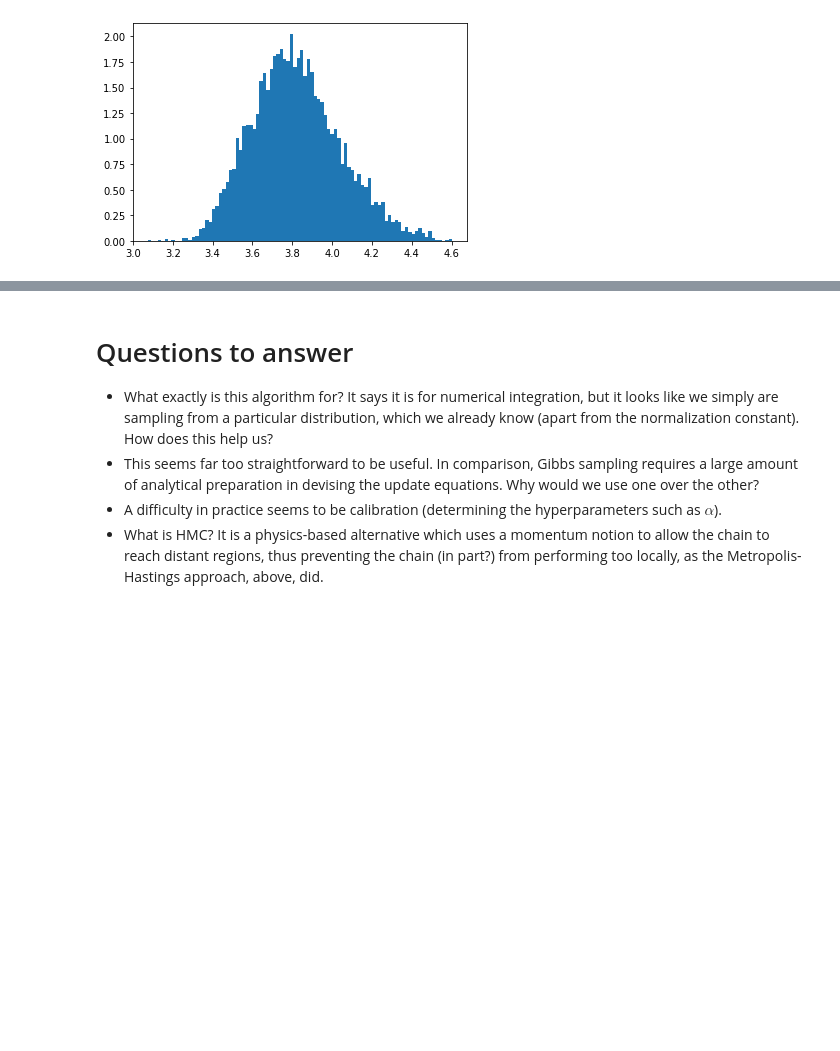
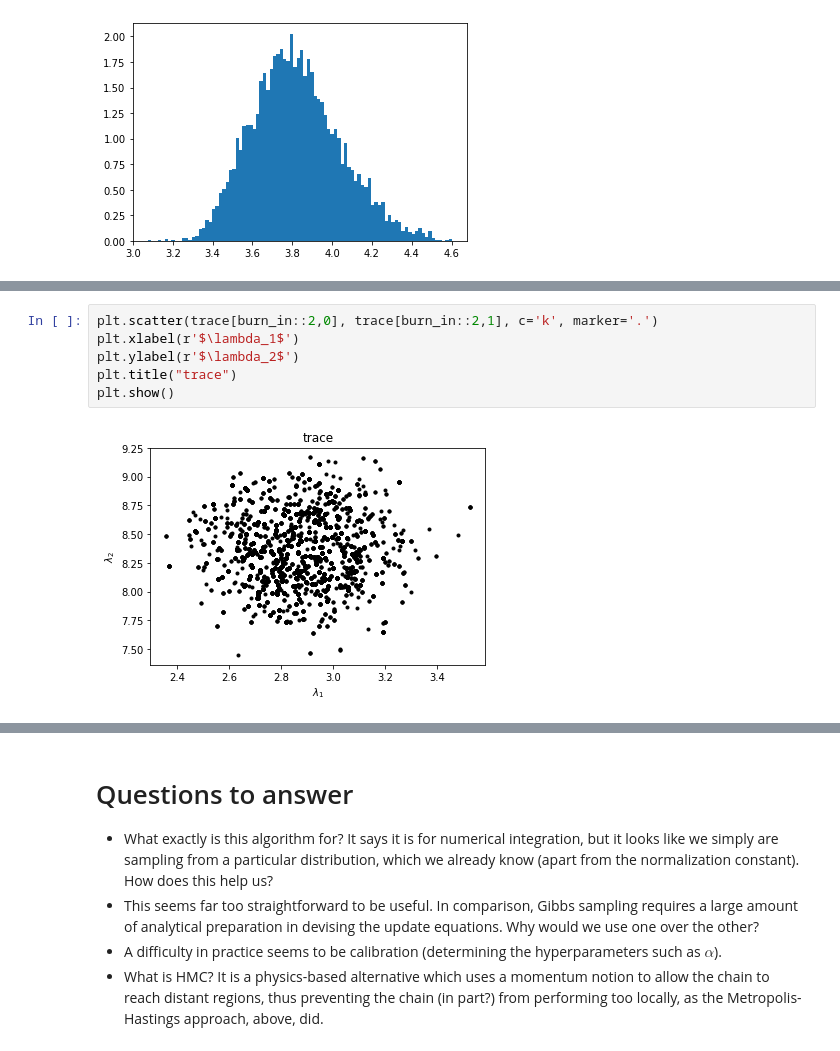
Before and after one commit to StanleyTuz/bayesian-ml, a Jupyter notebook: metropolis-hastings/notes.ipynb, the cells around one changed output, grey strips where cells are left out. Saved outputs shown, nothing was run; the diff lists cells and outputs as text; blank space fills up the shorter version.

```diff
--- a/metropolis-hastings/notes.ipynb
+++ b/metropolis-hastings/notes.ipynb
@@ -97,0 +203,8 @@ plt.hist(trace,bins=90, density=True);
+# %%
+plt.scatter(trace[burn_in::2,0], trace[burn_in::2,1], c='k', marker='.')
+plt.xlabel(r'$\lambda_1$')
+plt.ylabel(r'$\lambda_2$')
+plt.title("trace")
+plt.show()
+# %% [output]
+[figure, added]
```
Also changed, not shown: parts of 17 cells of this notebook, 1 other file.
